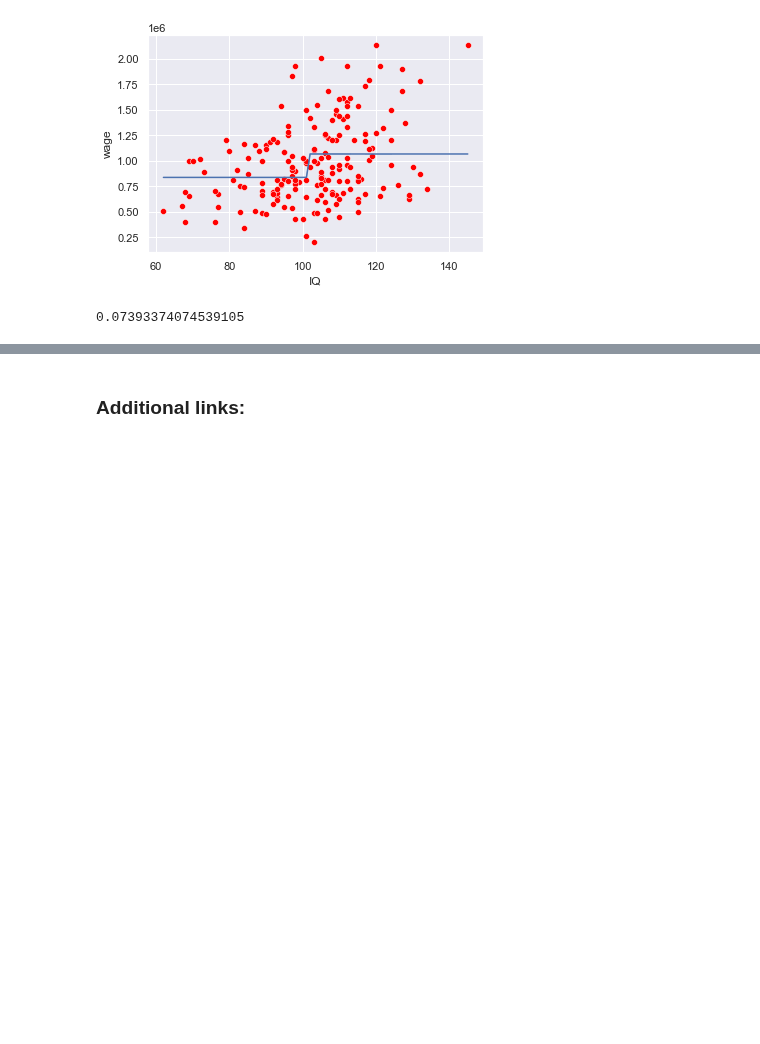
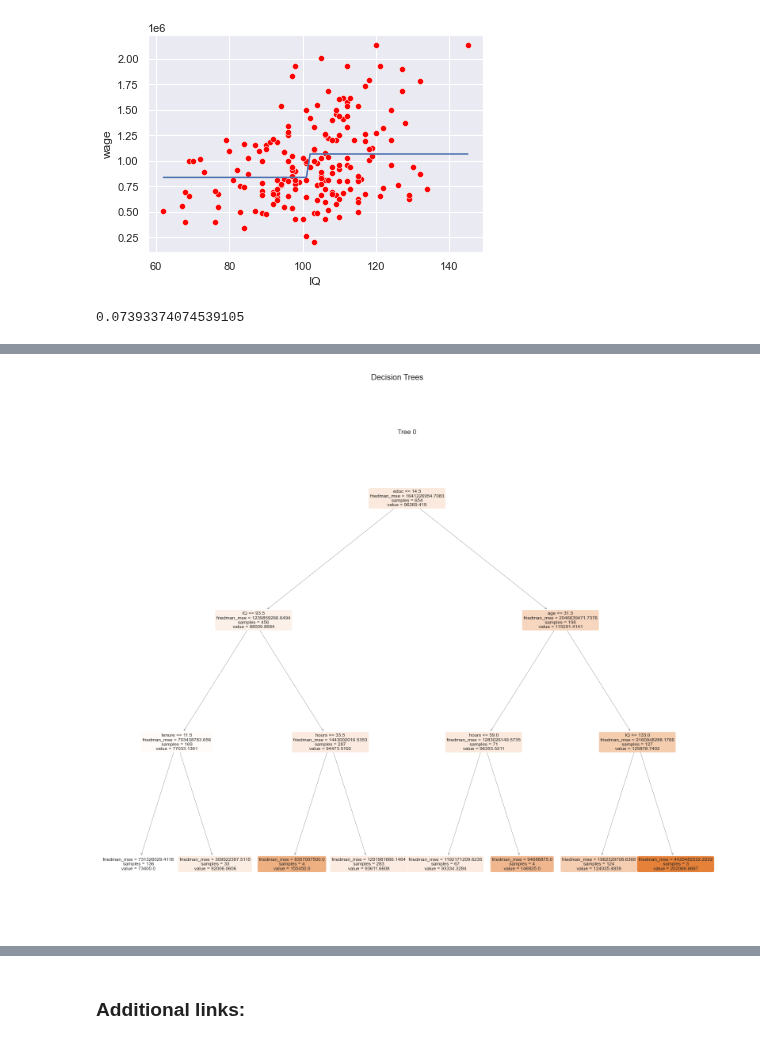
Before and after one commit to PJalgotrader/Machine_Learning-USU, a Jupyter notebook: Lectures and codes/ML spring 2023/Module 9- CART/Python/DTs_regression.ipynb, the cells around one changed output, grey strips where cells are left out. Saved outputs shown, nothing was run; the diff lists cells and outputs as text; code cells hidden in the pictures; blank space fills up the shorter version.

```diff
--- a/Lectures and codes/ML spring 2023/Module 9- CART/Python/DTs_regression.ipynb
+++ b/Lectures and codes/ML spring 2023/Module 9- CART/Python/DTs_regression.ipynb
@@ -331,0 +487,3 @@ dtree.score(np.array(X_test['IQ']).reshape(-1,1),y_test)
+# %%
+plot_model(tuned_dt_reg, plot = 'tree')
+# %% [output]
@@ -331,0 +491 @@ dtree.score(np.array(X_test['IQ']).reshape(-1,1),y_test)
+[figure, added]
```
Also changed, not shown: parts of 24 cells of this notebook, 4 other files.
